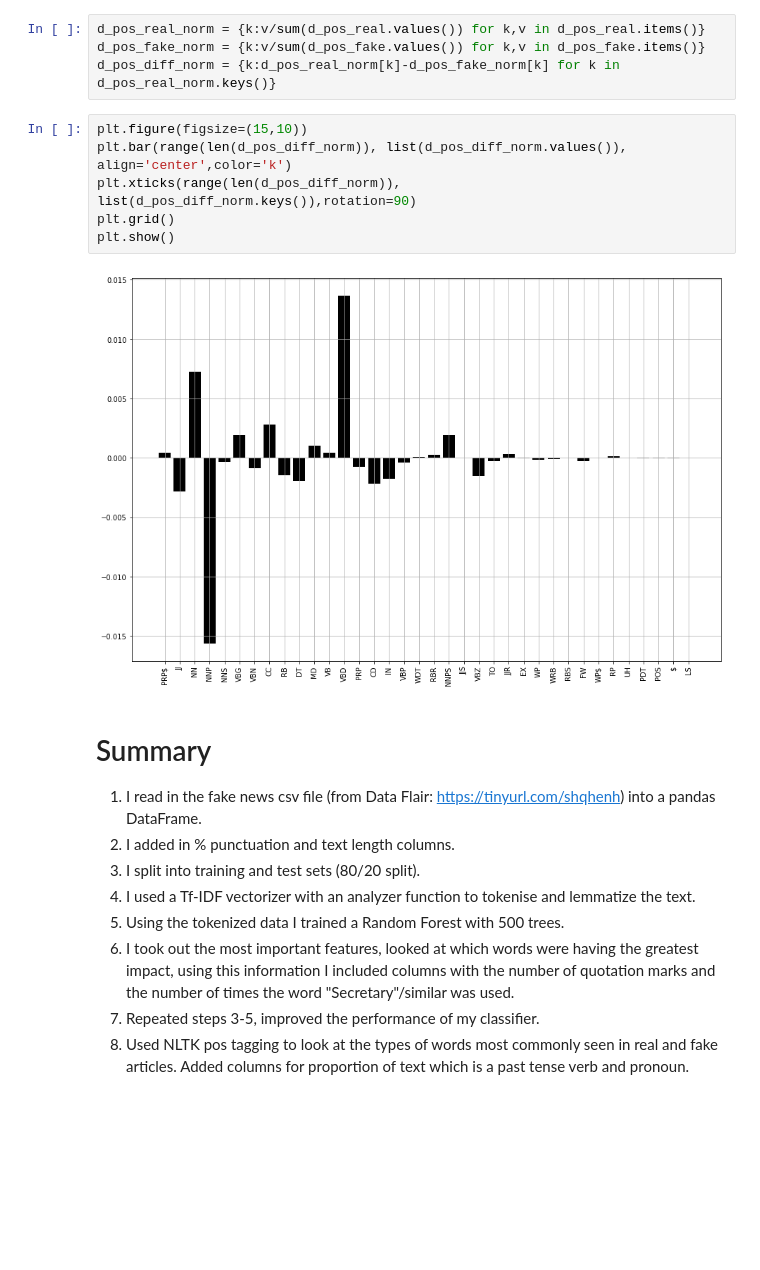
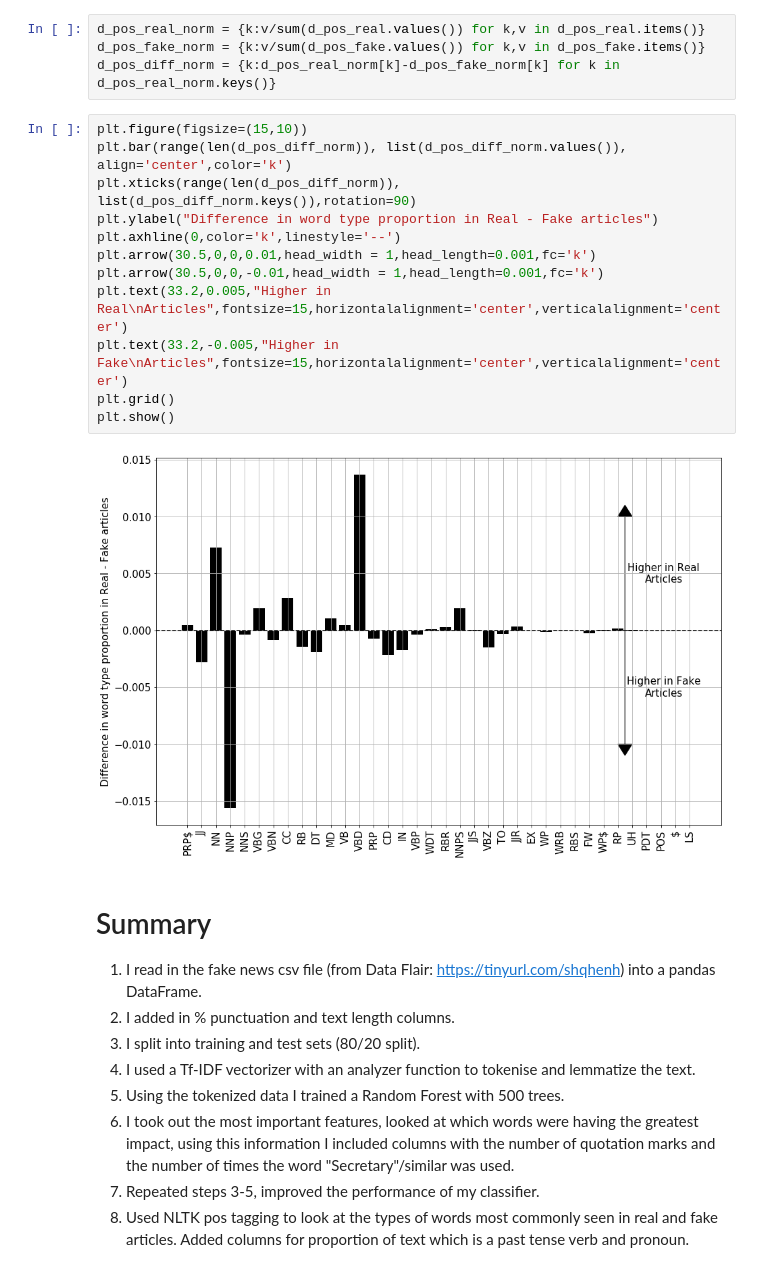
Before and after one commit to msinno01/FakeNewsPredictor, a Jupyter notebook: fake_news_classifier.ipynb, the cells around one changed output. Cells and saved outputs as stored; diff of their text form; blank space fills up the shorter version.

```diff
--- a/fake_news_classifier.ipynb
+++ b/fake_news_classifier.ipynb
@@ -383,14 +386,20 @@ for k in d_pos_real.keys():
 d_pos_real_norm = {k:v/sum(d_pos_real.values()) for k,v in d_pos_real.items()}
 d_pos_fake_norm = {k:v/sum(d_pos_fake.values()) for k,v in d_pos_fake.items()}
 d_pos_diff_norm = {k:d_pos_real_norm[k]-d_pos_fake_norm[k] for k in d_pos_real_norm.keys()}
-# %%
-plt.figure(figsize=(15,10))
-plt.bar(range(len(d_pos_diff_norm)), list(d_pos_diff_norm.values()), align='center',color='k')
-plt.xticks(range(len(d_pos_diff_norm)), list(d_pos_diff_norm.keys()),rotation=90)
-plt.grid()
-plt.show()
-# %% [output]
-[figure, removed]
+# %%
+plt.figure(figsize=(15,10))
+plt.bar(range(len(d_pos_diff_norm)), list(d_pos_diff_norm.values()), align='center',color='k')
+plt.xticks(range(len(d_pos_diff_norm)), list(d_pos_diff_norm.keys()),rotation=90)
+plt.ylabel("Difference in word type proportion in Real - Fake articles")
+plt.axhline(0,color='k',linestyle='--')
+plt.arrow(30.5,0,0,0.01,head_width = 1,head_length=0.001,fc='k')
+plt.arrow(30.5,0,0,-0.01,head_width = 1,head_length=0.001,fc='k')
+plt.text(33.2,0.005,"Higher in Real\nArticles",fontsize=15,horizontalalignment='center',verticalalignment='center')
+plt.text(33.2,-0.005,"Higher in Fake\nArticles",fontsize=15,horizontalalignment='center',verticalalignment='center')
+plt.grid()
+plt.show()
+# %% [output]
+[figure, added]
 # %% [markdown]
 # Summary
 
```
Also changed, not shown: parts of 4 cells of this notebook.
